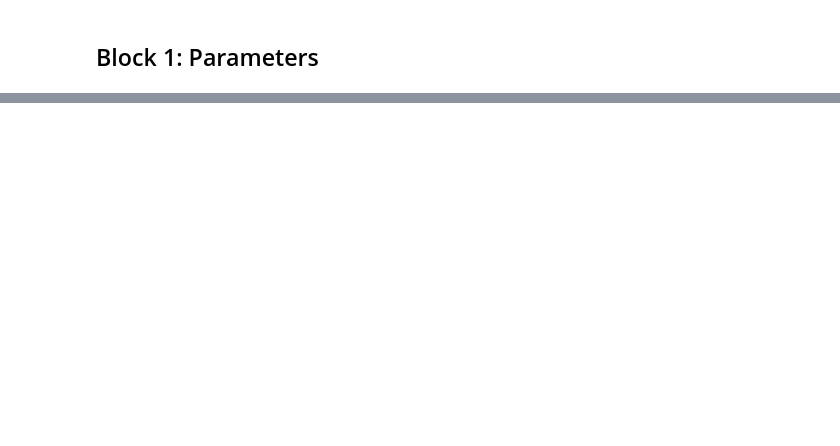
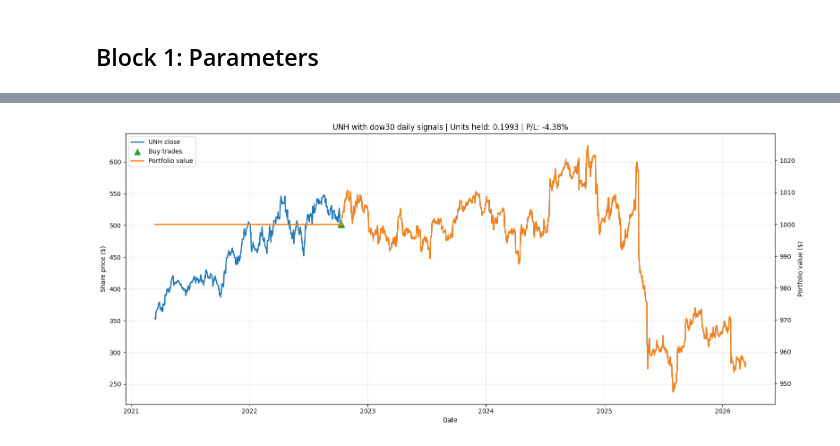
Before and after one commit to tathagata1/stock-analysis, a Jupyter notebook: 02_specific_stock_simulation.ipynb, the cells around one changed output, grey strips where cells are left out. Cells and saved outputs as stored; diff of their text form; code cells hidden in the pictures; blank space fills up the shorter version.

```diff
--- a/02_specific_stock_simulation.ipynb
+++ b/02_specific_stock_simulation.ipynb
@@ -36,0 +72,10 @@ result = analysis_blocks.run_specific_stock_simulation_workflow(
+# %%
+price_history = analysis_blocks.get_price_history(stock_result["analyses"][chart_ticker]["df_pred"])
+
+index_daily_signal = analysis_blocks.build_index_daily_signal_frame(
+    index_result,
+    start_date=price_history["Date"].min(),
+    end_date=price_history["Date"].max(),
+)
+
+index_daily_signal.tail(30)
@@ -37 +102,7 @@ result = analysis_blocks.run_specific_stock_simulation_workflow(
+# %%
+chart_simulation = analysis_blocks.simulate_index_signal_strategy(
+    stock_result["analyses"][chart_ticker]["df_pred"],
+    initial_funds=initial_funds,
+    index_daily_signal_frame=index_daily_signal,
+)
 # %% [markdown]
@@ -134,0 +123,70 @@ plt.show()
+# %%
+price_history = chart_simulation["price_history"].copy()
+daily_history = chart_simulation["daily_history"].copy()
+transactions = chart_simulation["transactions"].copy()
+simulation_summary = chart_simulation["summary"].iloc[0]
+
+buy_txns = transactions[transactions["action"] == "BUY"].copy()
+sell_txns = transactions[transactions["action"] == "SELL"].copy()
+
+fig, ax_price = plt.subplots(figsize=(16, 7))
+ax_price.plot(
+    price_history["Date"],
+    price_history["Close"],
+    color="#1f77b4",
+    linewidth=2,
+    label=f"{chart_ticker} close",
+)
+
+if not buy_txns.empty:
+    ax_price.scatter(
+        buy_txns["Date"],
+        buy_txns["trade_price"],
+        color="#2ca02c",
+        marker="^",
+        s=90,
+        label="Buy trades",
+        zorder=5,
+    )
+
+if not sell_txns.empty:
+    ax_price.scatter(
+        sell_txns["Date"],
+        sell_txns["trade_price"],
+        color="#d62728",
+        marker="v",
+        s=90,
+        label="Sell trades",
+        zorder=5,
+    )
+
+ax_price.set_xlabel("Date")
+ax_price.set_ylabel("Share price ($)")
+ax_price.grid(alpha=0.25)
+
+ax_portfolio = ax_price.twinx()
+ax_portfolio.plot(
+    daily_history["Date"],
+    daily_history["portfolio_value"],
+    color="#ff7f0e",
+    linewidth=2,
+    label="Portfolio value",
+)
+ax_portfolio.set_ylabel("Portfolio value ($)")
+
+title = (
+    f"{chart_ticker} with {index_name} daily signals | "
+    f"Units held: {simulation_summary['units_held']:.4f} | "
+    f"P/L: {simulation_summary['profit_loss_pct']:.2f}%"
+)
+ax_price.set_title(title)
+
+handles_price, labels_price = ax_price.get_legend_handles_labels()
+handles_portfolio, labels_portfolio = ax_portfolio.get_legend_handles_labels()
+ax_price.legend(handles_price + handles_portfolio, labels_price + labels_portfolio, loc="upper left")
+
+plt.xticks(rotation=45)
+plt.tight_layout()
+plt.show()
+# %% [output]
+[figure, added]
```
Also changed, not shown: parts of 19 cells of this notebook, 1 other file.
